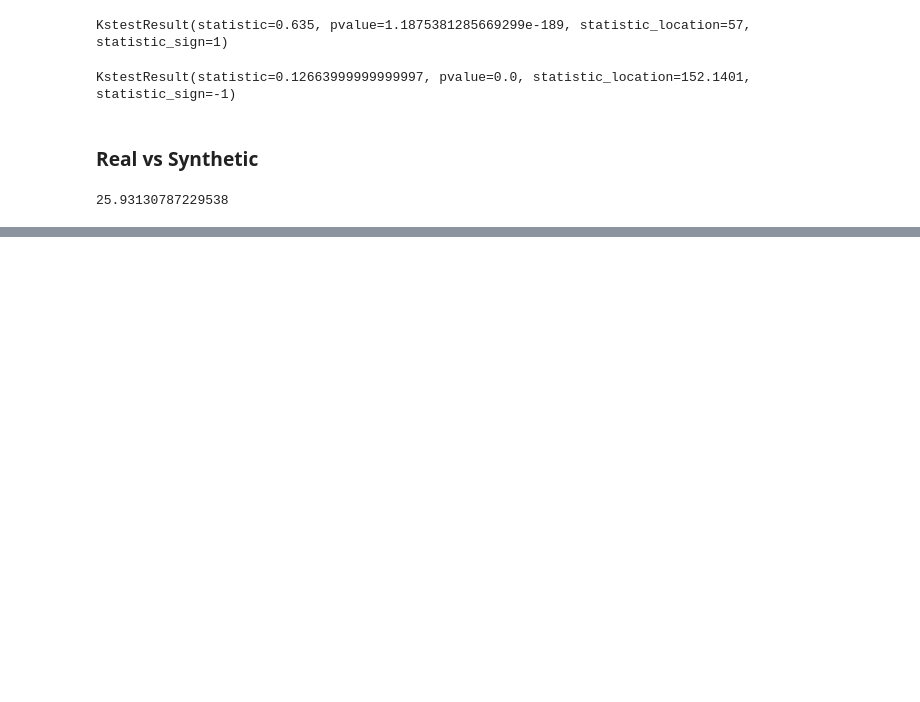
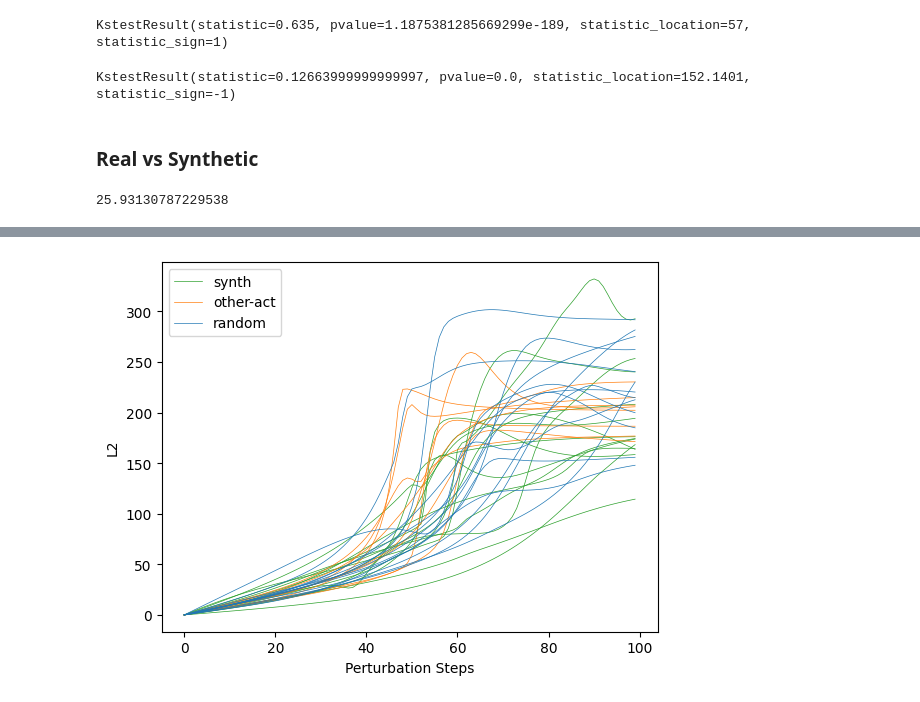
Before and after one commit to jettjaniak/teren, a Jupyter notebook: notebooks/replications.ipynb, the cells around one changed output, grey strips where cells are left out. Cells and saved outputs as stored; diff of their text form; code cells hidden in the pictures; blank space fills up the shorter version.

```diff
--- a/notebooks/replications.ipynb
+++ b/notebooks/replications.ipynb
@@ -989,22 +1131,30 @@ plt.show()
 # %%
-# top_k = 25
+top_k = 50
 
-# for i, l2 in enumerate(l2_synth[:top_k]):
-#     label = None if i > 0 else "synth"
-#     plt.plot(l2, color="tab:green", label=label, linewidth=0.5)
+for i, l2 in enumerate(l2_synth[:top_k]):
+    if max(l2) > 600:
+        break
+    label = None if i > 0 else "synth"
+    plt.plot(l2, color="tab:green", label=label, linewidth=0.5)
 
-# for i, l2 in enumerate(l2_other[:top_k]):
-#     label = None if i > 0 else "other-act"
-#     plt.plot(l2, color="tab:orange", label=label, linewidth=0.5)
+for i, l2 in enumerate(l2_other[:top_k]):
+    if max(l2) > 600:
+        break
+    label = None if i > 0 else "other-act"
+    plt.plot(l2, color="tab:orange", label=label, linewidth=0.5)
 
-# for i, l2 in enumerate(l2_random[:top_k]):
-#     label = None if i > 0 else "random"
-#     plt.plot(l2, color="tab:blue", label=label, linewidth=0.5)
+for i, l2 in enumerate(l2_random[:top_k]):
+    if max(l2) > 600:
+        break
+    label = None if i > 0 else "random"
+    plt.plot(l2, color="tab:blue", label=label, linewidth=0.5)
 
-# plt.xlabel("Perturbation Steps")
-# plt.ylabel("L2")
-# plt.legend()
-# plt.show()
+plt.xlabel("Perturbation Steps")
+plt.ylabel("L2")
+plt.legend()
+plt.show()
+# %% [output]
+[figure, added]
 # %%
 # Create the plot
 plt.figure(figsize=(10, 6))
```
Also changed, not shown: parts of 16 cells of this notebook, 2 other files.
